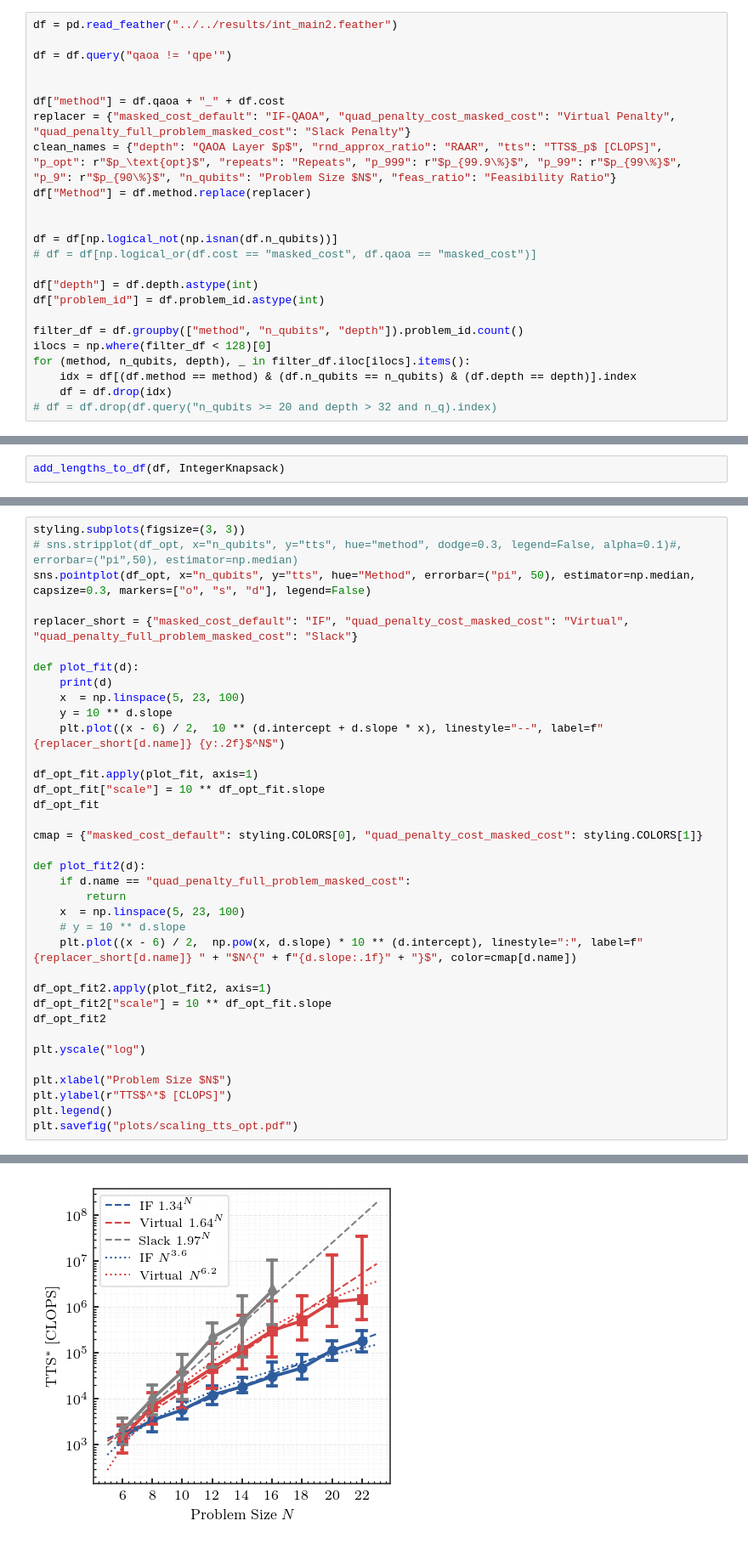
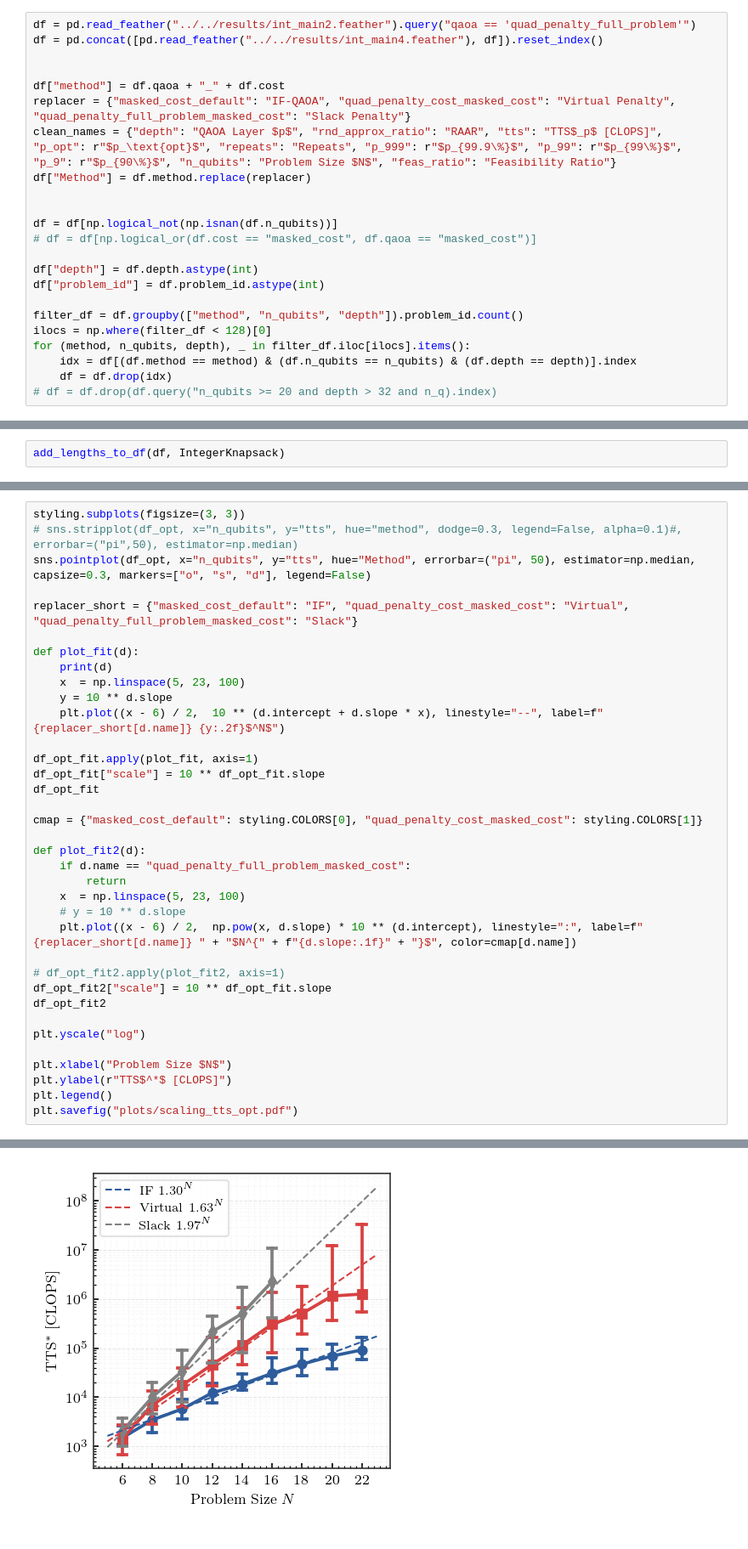
Before and after one commit to dbucher97/fast-qaoa-c, a Jupyter notebook: notebooks/eval/int_analysis2.ipynb, the cells around one changed output, grey strips where cells are left out. Shown at 85% size. Cells and saved outputs as stored; diff of their text form.

```diff
--- a/notebooks/eval/int_analysis2.ipynb
+++ b/notebooks/eval/int_analysis2.ipynb
@@ -24,7 +22,6 @@ styling.set_my_style()
 # %%
-df = pd.read_feather("../../results/int_main2.feather")
-
-df = df.query("qaoa != 'qpe'")
+df = pd.read_feather("../../results/int_main2.feather").query("qaoa == 'quad_penalty_full_problem'")
+df = pd.concat([pd.read_feather("../../results/int_main4.feather"), df]).reset_index()
 
 
 df["method"] = df.qaoa + "_" + df.cost
@@ -217,7 +214,7 @@ def plot_fit2(d):
     # y = 10 ** d.slope
     plt.plot((x - 6) / 2,  np.pow(x, d.slope) * 10 ** (d.intercept), linestyle=":", label=f"{replacer_short[d.name]} " + "$N^{" + f"{d.slope:.1f}" + "}$", color=cmap[d.name])
 
-df_opt_fit2.apply(plot_fit2, axis=1)
+# df_opt_fit2.apply(plot_fit2, axis=1)
 df_opt_fit2["scale"] = 10 ** df_opt_fit.slope
 df_opt_fit2
 
@@ -248,5 +244,5 @@ upper        0.306968
 Name: quad_penalty_full_problem_masked_cost, dtype: float64
-[figure, old version]
+[figure, new version]
 # %%
 sns.lineplot(df_opt, x="n_qubits", y="tts", hue="Method", errorbar=("pi", 50), estimator=np.median, markers=["o", "s", "d"], legend=False)
 
```
Also changed, not shown: parts of 31 cells of this notebook, 8 other files.
